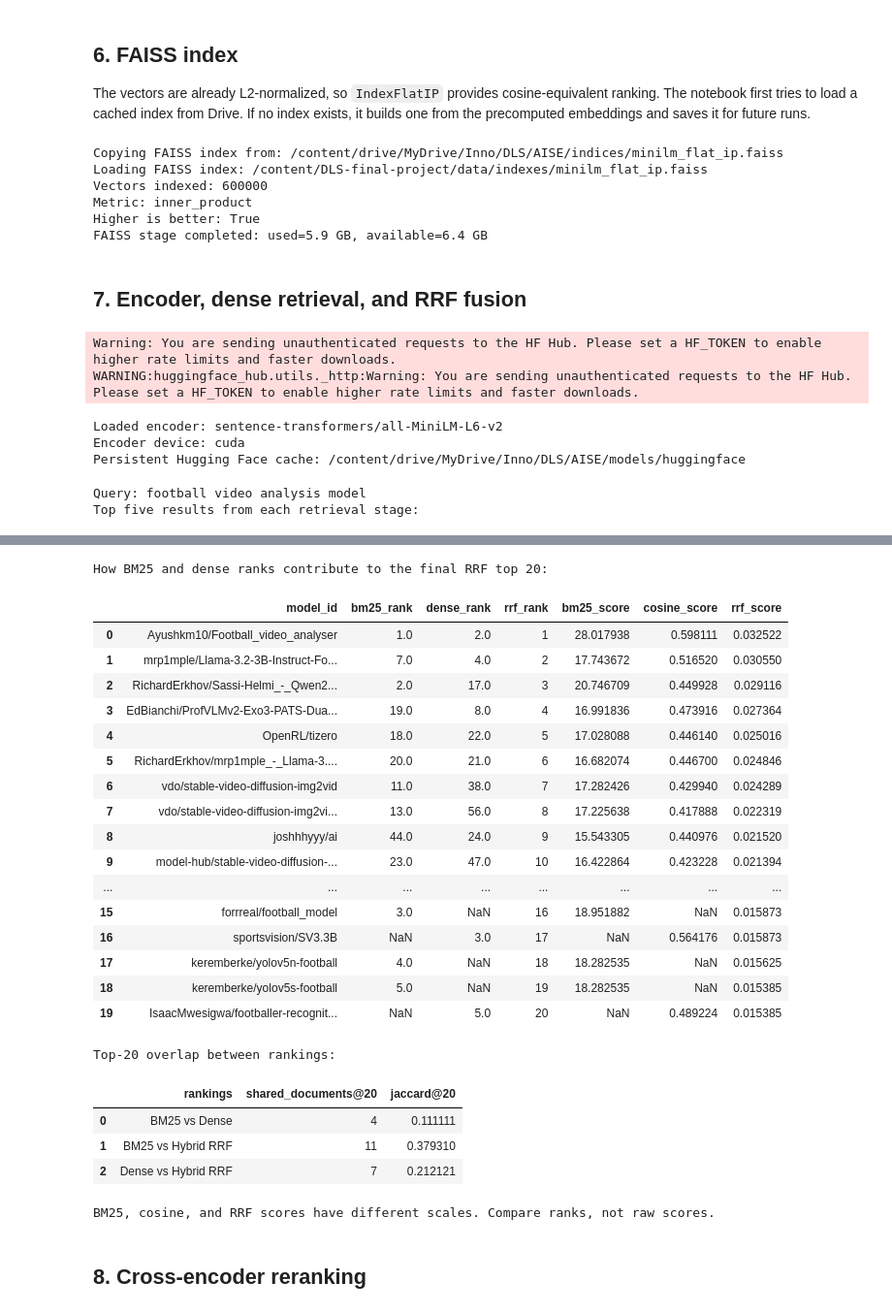
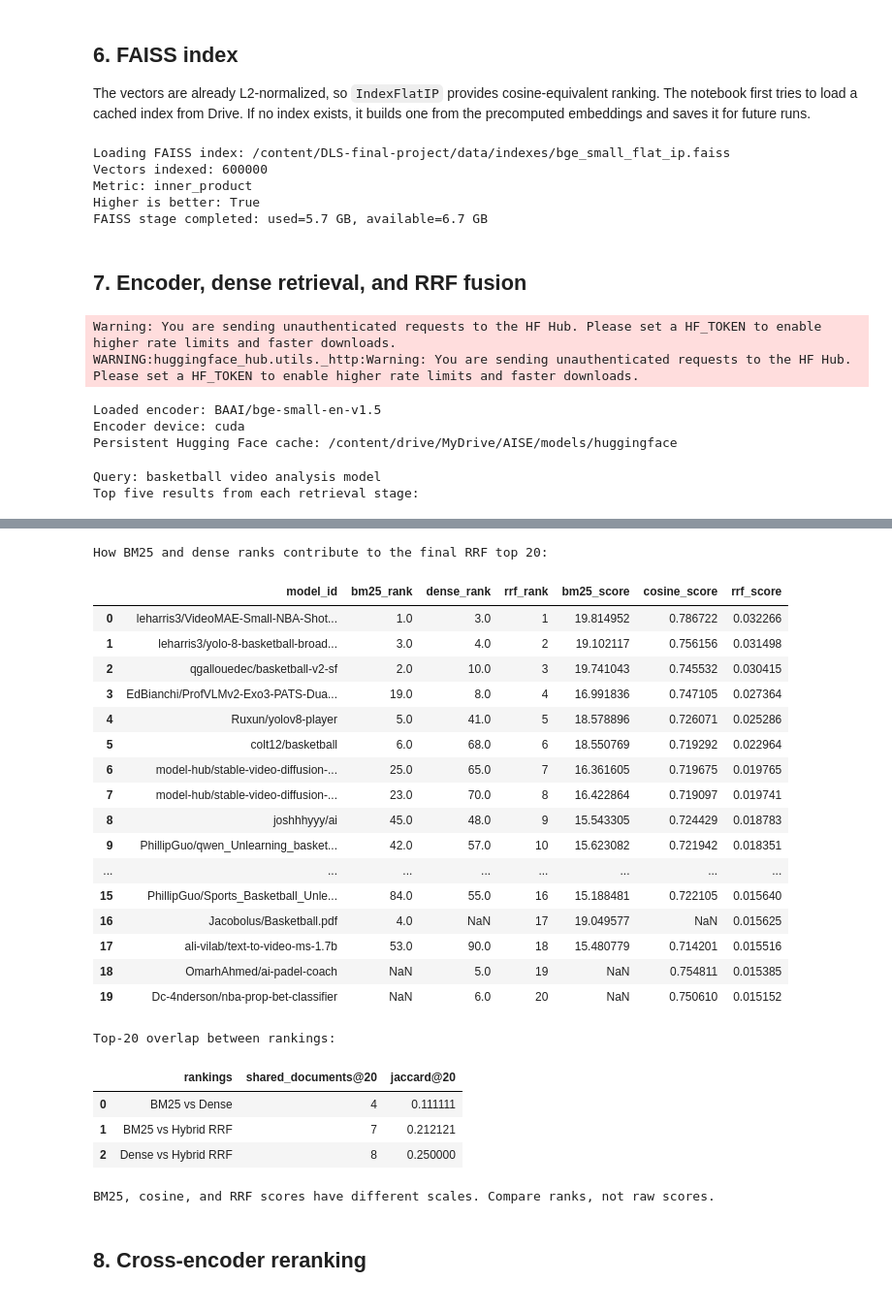
Before and after one commit to AyazN/DLS-final-project, a Jupyter notebook: notebooks/full_search_pipeline_colab.ipynb, the cells around one changed output, grey strips where cells are left out. Shown at 97% size. Saved outputs shown, nothing was run; the diff lists cells and outputs as text; code cells hidden in the pictures.

```diff
--- a/notebooks/full_search_pipeline_colab.ipynb
+++ b/notebooks/full_search_pipeline_colab.ipynb
@@ -28,9 +28,9 @@ REPO_URL = "https://github.com/AyazN/DLS-final-project.git"
 REPO_BRANCH = "develop"
 PROJECT_ROOT = Path("/content/DLS-final-project")
 
-DRIVE_ROOT = Path("/content/drive/MyDrive/Inno/DLS/AISE")
+DRIVE_ROOT = Path("/content/drive/MyDrive/AISE")
 
-MODEL_DIR_NAME = "sentence-transformers__all-MiniLM-L6-v2"
+MODEL_DIR_NAME = "BAAI__bge-small-en-v1.5"
 # To use BGE, switch to:
 # MODEL_DIR_NAME = "BAAI__bge-small-en-v1.5"
 
@@ -38,10 +38,21 @@ DRIVE_EMBEDDING_CANDIDATES = [
     DRIVE_ROOT / "embeddings" / MODEL_DIR_NAME,
     DRIVE_ROOT / "data" / "processed" / "embeddings" / MODEL_DIR_NAME,
 ]
-DRIVE_EMBEDDING_ARCHIVE_CANDIDATES = [
-    DRIVE_ROOT / "embeddings" / "minilm_embeddings_600k.tar",
-    DRIVE_ROOT / "minilm_embeddings_600k.tar",
-]
+
+if MODEL_DIR_NAME == "sentence-transformers__all-MiniLM-L6-v2":
+    DRIVE_EMBEDDING_ARCHIVE_CANDIDATES = [
+        DRIVE_ROOT / "embeddings" / "minilm_embeddings_600k.tar",
+        DRIVE_ROOT / "minilm_embeddings_600k.tar",
+    ]
+
+elif MODEL_DIR_NAME == "BAAI__bge-small-en-v1.5":
+    DRIVE_EMBEDDING_ARCHIVE_CANDIDATES = [
+        DRIVE_ROOT / "embeddings" / "bge_small_embeddings_600k.tar",
+        DRIVE_ROOT / "bge_small_embeddings_600k.tar",
+    ]
+
+else:
+    raise ValueError(f"Unknown MODEL_DIR_NAME: {MODEL_DIR_NAME}")
 
 LOCAL_EMBEDDING_DIR = (
     PROJECT_ROOT / "data" / "processed" / "embeddings" / MODEL_DIR_NAME
@@ -69,7 +80,8 @@ DRIVE_INDEX_CANDIDATES = [
 
 RELEVANCE_PATH = DRIVE_ROOT / "evaluation" / "relevance.csv"
 REPO_RELEVANCE_PATH = PROJECT_ROOT / "data" / "evaluation" / "relevance.csv"
-DRIVE_RESULTS_DIR = DRIVE_ROOT / "results"
+DRIVE_RESULTS_DIR = Path("/content/drive/MyDrive/AISE_my_results")
+DRIVE_RESULTS_DIR.mkdir(parents=True, exist_ok=True)
 DRIVE_HF_CACHE = DRIVE_ROOT / "models" / "huggingface"
 CROSS_ENCODER_NAME = "cross-encoder/ms-marco-MiniLM-L6-v2"
 
@@ -472,12 +482,11 @@ del artifacts
 gc.collect()
 print_system_memory("FAISS stage completed")
 # %% [output]
-Copying FAISS index from: /content/drive/MyDrive/Inno/DLS/AISE/indices/minilm_flat_ip.faiss
-Loading FAISS index: /content/DLS-final-project/data/indexes/minilm_flat_ip.faiss
+Loading FAISS index: /content/DLS-final-project/data/indexes/bge_small_flat_ip.faiss
 Vectors indexed: 600000
 Metric: inner_product
 Higher is better: True
-FAISS stage completed: used=5.9 GB, available=6.4 GB
+FAISS stage completed: used=5.7 GB, available=6.7 GB
 # %% [markdown]
 ## 7. Encoder, dense retrieval, and RRF fusion
 # %%
@@ -504,9 +513,9 @@ print("Persistent Hugging Face cache:", DRIVE_HF_CACHE)
 # %% [output]
 Warning: You are sending unauthenticated requests to the HF Hub. Please set a HF_TOKEN to enable higher rate limits and faster downloads.
 WARNING:huggingface_hub.utils._http:Warning: You are sending unauthenticated requests to the HF Hub. Please set a HF_TOKEN to enable higher rate limits and faster downloads.
-Loaded encoder: sentence-transformers/all-MiniLM-L6-v2
+Loaded encoder: BAAI/bge-small-en-v1.5
 Encoder device: cuda
-Persistent Hugging Face cache: /content/drive/MyDrive/Inno/DLS/AISE/models/huggingface
+Persistent Hugging Face cache: /content/drive/MyDrive/AISE/models/huggingface
 # %%
 from aise.retrieval import (
     DenseRetriever,
@@ -560,7 +569,7 @@ def overlap_at_k(left, right, k: int = 20) -> tuple[int, float]:
 
 DRIVE_RESULTS_DIR.mkdir(parents=True, exist_ok=True)
 demo_query = Query(
-    text="football video analysis model",
+    text="basketball video analysis model",
     top_k=RETRIEVAL_TOP_K,
 )
 
@@ -632,6 +641,6 @@ print(
     "Compare ranks, not raw scores."
 )
 # %% [output]
-Query: football video analysis model
+Query: basketball video analysis model
 Top five results from each retrieval stage:
 |  | system | rank | model_id | score | snippet |
@@ -653,26 +662,26 @@ Top five results from each retrieval stage:
 How BM25 and dense ranks contribute to the final RRF top 20:
 |  | model_id | bm25_rank | dense_rank | rrf_rank | bm25_score | cosine_score | rrf_score |
-| 0 | Ayushkm10/Football_video_analyser | 1.0 | 2.0 | 1 | 28.017938 | 0.598111 | 0.032522 |
-| 1 | mrp1mple/Llama-3.2-3B-Instruct-Fo... | 7.0 | 4.0 | 2 | 17.743672 | 0.516520 | 0.030550 |
-| 2 | RichardErkhov/Sassi-Helmi_-_Qwen2... | 2.0 | 17.0 | 3 | 20.746709 | 0.449928 | 0.029116 |
-| 3 | EdBianchi/ProfVLMv2-Exo3-PATS-Dua... | 19.0 | 8.0 | 4 | 16.991836 | 0.473916 | 0.027364 |
-| 4 | OpenRL/tizero | 18.0 | 22.0 | 5 | 17.028088 | 0.446140 | 0.025016 |
-| 5 | RichardErkhov/mrp1mple_-_Llama-3.... | 20.0 | 21.0 | 6 | 16.682074 | 0.446700 | 0.024846 |
-| 6 | vdo/stable-video-diffusion-img2vid | 11.0 | 38.0 | 7 | 17.282426 | 0.429940 | 0.024289 |
-| 7 | vdo/stable-video-diffusion-img2vi... | 13.0 | 56.0 | 8 | 17.225638 | 0.417888 | 0.022319 |
-| 8 | joshhhyyy/ai | 44.0 | 24.0 | 9 | 15.543305 | 0.440976 | 0.021520 |
-| 9 | model-hub/stable-video-diffusion-... | 23.0 | 47.0 | 10 | 16.422864 | 0.423228 | 0.021394 |
+| 0 | leharris3/VideoMAE-Small-NBA-Shot... | 1.0 | 3.0 | 1 | 19.814952 | 0.786722 | 0.032266 |
+| 1 | leharris3/yolo-8-basketball-broad... | 3.0 | 4.0 | 2 | 19.102117 | 0.756156 | 0.031498 |
+| 2 | qgallouedec/basketball-v2-sf | 2.0 | 10.0 | 3 | 19.741043 | 0.745532 | 0.030415 |
+| 3 | EdBianchi/ProfVLMv2-Exo3-PATS-Dua... | 19.0 | 8.0 | 4 | 16.991836 | 0.747105 | 0.027364 |
+| 4 | Ruxun/yolov8-player | 5.0 | 41.0 | 5 | 18.578896 | 0.726071 | 0.025286 |
+| 5 | colt12/basketball | 6.0 | 68.0 | 6 | 18.550769 | 0.719292 | 0.022964 |
+| 6 | model-hub/stable-video-diffusion-... | 25.0 | 65.0 | 7 | 16.361605 | 0.719675 | 0.019765 |
+| 7 | model-hub/stable-video-diffusion-... | 23.0 | 70.0 | 8 | 16.422864 | 0.719097 | 0.019741 |
+| 8 | joshhhyyy/ai | 45.0 | 48.0 | 9 | 15.543305 | 0.724429 | 0.018783 |
+| 9 | PhillipGuo/qwen_Unlearning_basket... | 42.0 | 57.0 | 10 | 15.623082 | 0.721942 | 0.018351 |
 | ... | ... | ... | ... | ... | ... | ... | ... |
-| 15 | forrreal/football_model | 3.0 | NaN | 16 | 18.951882 | NaN | 0.015873 |
-| 16 | sportsvision/SV3.3B | NaN | 3.0 | 17 | NaN | 0.564176 | 0.015873 |
-| 17 | keremberke/yolov5n-football | 4.0 | NaN | 18 | 18.282535 | NaN | 0.015625 |
-| 18 | keremberke/yolov5s-football | 5.0 | NaN | 19 | 18.282535 | NaN | 0.015385 |
-| 19 | IsaacMwesigwa/footballer-recognit... | NaN | 5.0 | 20 | NaN | 0.489224 | 0.015385 |
+| 15 | PhillipGuo/Sports_Basketball_Unle... | 84.0 | 55.0 | 16 | 15.188481 | 0.722105 | 0.015640 |
+| 16 | Jacobolus/Basketball.pdf | 4.0 | NaN | 17 | 19.049577 | NaN | 0.015625 |
+| 17 | ali-vilab/text-to-video-ms-1.7b | 53.0 | 90.0 | 18 | 15.480779 | 0.714201 | 0.015516 |
+| 18 | OmarhAhmed/ai-padel-coach | NaN | 5.0 | 19 | NaN | 0.754811 | 0.015385 |
+| 19 | Dc-4nderson/nba-prop-bet-classifier | NaN | 6.0 | 20 | NaN | 0.750610 | 0.015152 |
 Top-20 overlap between rankings:
 |  | rankings | shared_documents@20 | jaccard@20 |
 | 0 | BM25 vs Dense | 4 | 0.111111 |
-| 1 | BM25 vs Hybrid RRF | 11 | 0.379310 |
-| 2 | Dense vs Hybrid RRF | 7 | 0.212121 |
+| 1 | BM25 vs Hybrid RRF | 7 | 0.212121 |
+| 2 | Dense vs Hybrid RRF | 8 | 0.250000 |
 BM25, cosine, and RRF scores have different scales. Compare ranks, not raw scores.
 # %% [markdown]
 ## 8. Cross-encoder reranking
```
Also changed, not shown: parts of 10 cells of this notebook.
